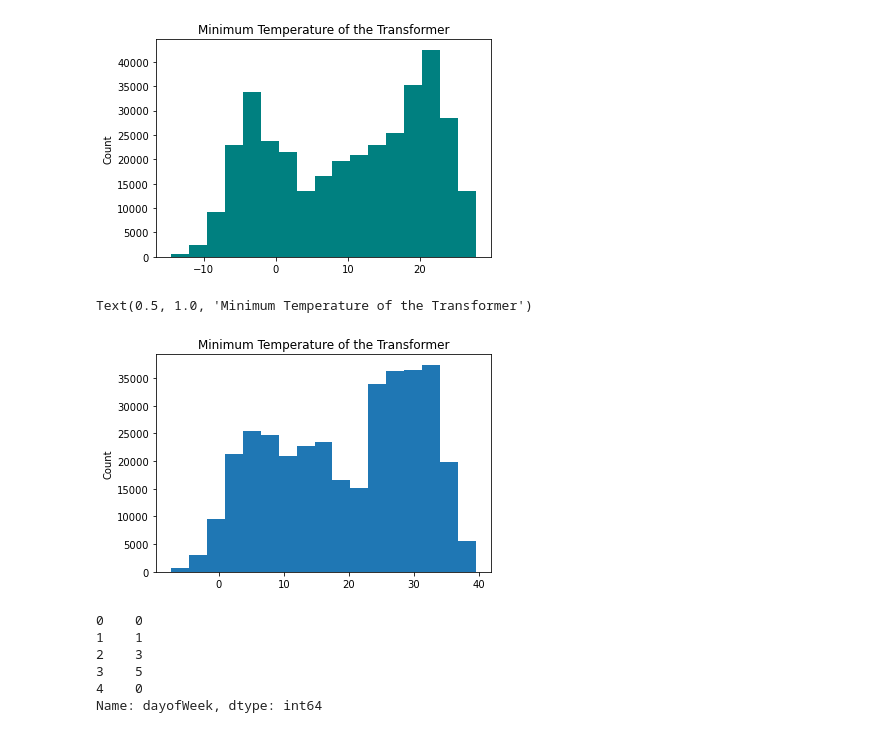
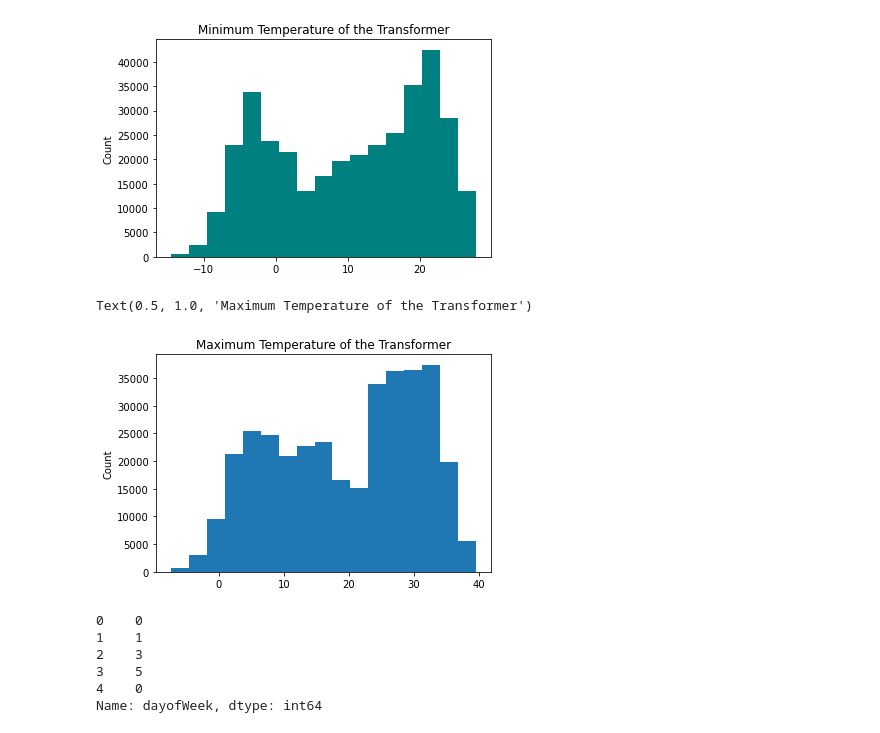
Before and after one commit to choowengyan/CAIIC, a Jupyter notebook: Prediction-Julian.ipynb, the cells around one changed output. Cells and saved outputs as stored; diff of their text form; code cells hidden in the pictures.

```diff
--- a/Prediction-Julian.ipynb
+++ b/Prediction-Julian.ipynb
@@ -175,12 +175,12 @@ Text(0.5, 1.0, 'Minimum Temperature of the Transformer')
 # %%
 #Show the Maximum Temperature of the Transformer
 
 plt.hist(df_train['MaxTemp'], bins=17)
 plt.ylabel('Count')
-plt.title('Minimum Temperature of the Transformer')
+plt.title('Maximum Temperature of the Transformer')
 # %% [output]
-Text(0.5, 1.0, 'Minimum Temperature of the Transformer')
+Text(0.5, 1.0, 'Maximum Temperature of the Transformer')
-[figure, old version]
+[figure, new version]
 # %%
 #convert DDate into Datetime function
 df_train['DDate'] =pd.to_datetime(df_train.DDate, format='%Y/%m/%d')
```
Also changed, not shown: parts of 28 cells of this notebook.
